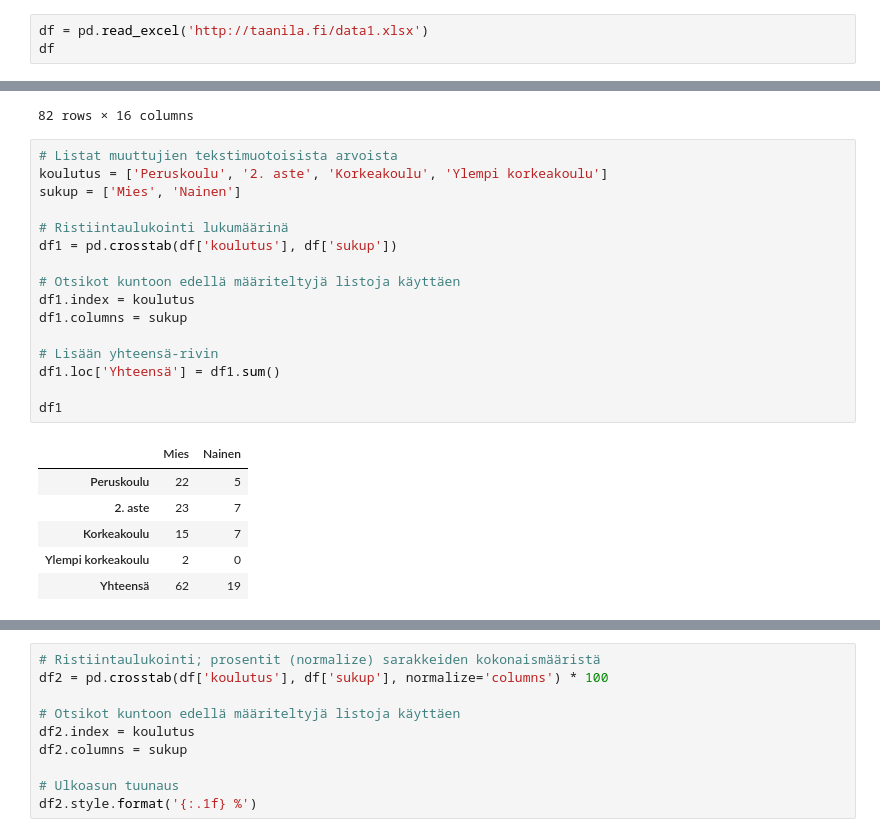
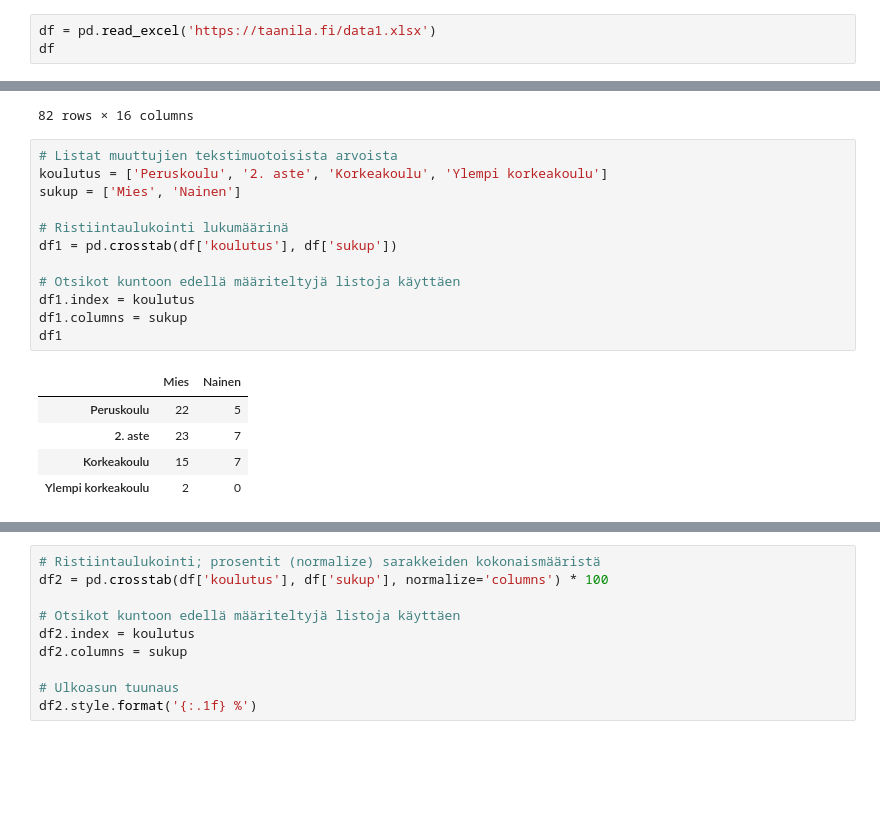
Before and after one commit to taanila/selittava, a Jupyter notebook: ristiintaulukointi.ipynb, the cells around one changed output, grey strips where cells are left out. Saved outputs shown, nothing was run; the diff lists cells and outputs as text; blank space fills up the shorter version.

```diff
--- a/ristiintaulukointi.ipynb
+++ b/ristiintaulukointi.ipynb
@@ -18,5 +15,5 @@ plt.style.use('seaborn-whitegrid')
 # %%
-df = pd.read_excel('http://taanila.fi/data1.xlsx')
+df = pd.read_excel('https://taanila.fi/data1.xlsx')
 df
 # %% [output]
 |  | nro | sukup | ikä | perhe | koulutus | palveluv | palkka | johto | työtov | työymp | palkkat | ... |
@@ -35,23 +32,18 @@ df
 # %%
 # Listat muuttujien tekstimuotoisista arvoista
 koulutus = ['Peruskoulu', '2. aste', 'Korkeakoulu', 'Ylempi korkeakoulu']
 sukup = ['Mies', 'Nainen']
 
 # Ristiintaulukointi lukumäärinä
 df1 = pd.crosstab(df['koulutus'], df['sukup'])
 
 # Otsikot kuntoon edellä määriteltyjä listoja käyttäen
 df1.index = koulutus
 df1.columns = sukup
-
-# Lisään yhteensä-rivin
-df1.loc['Yhteensä'] = df1.sum()
-
 df1
 # %% [output]
 |  | Mies | Nainen |
 | Peruskoulu | 22 | 5 |
 | 2. aste | 23 | 7 |
 | Korkeakoulu | 15 | 7 |
 | Ylempi korkeakoulu | 2 | 0 |
-| Yhteensä | 62 | 19 |
```
Also changed, not shown: parts of 7 cells of this notebook.
